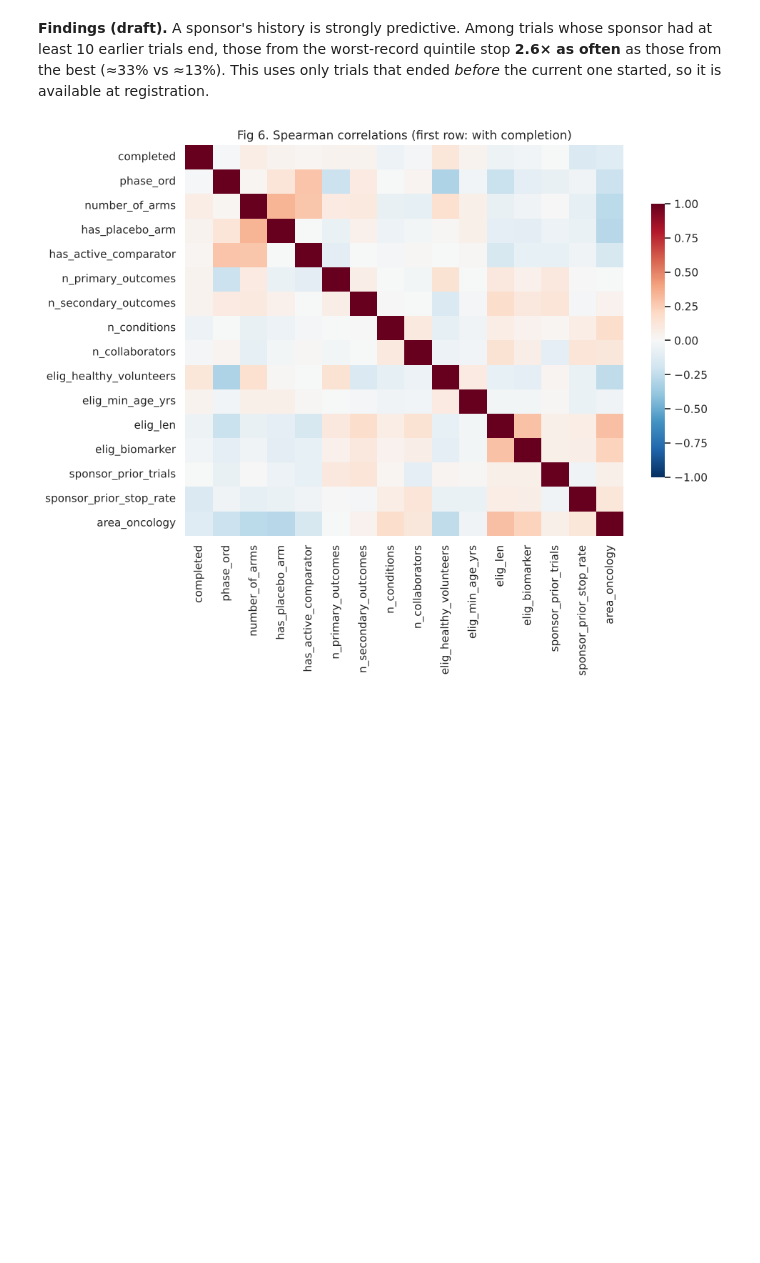
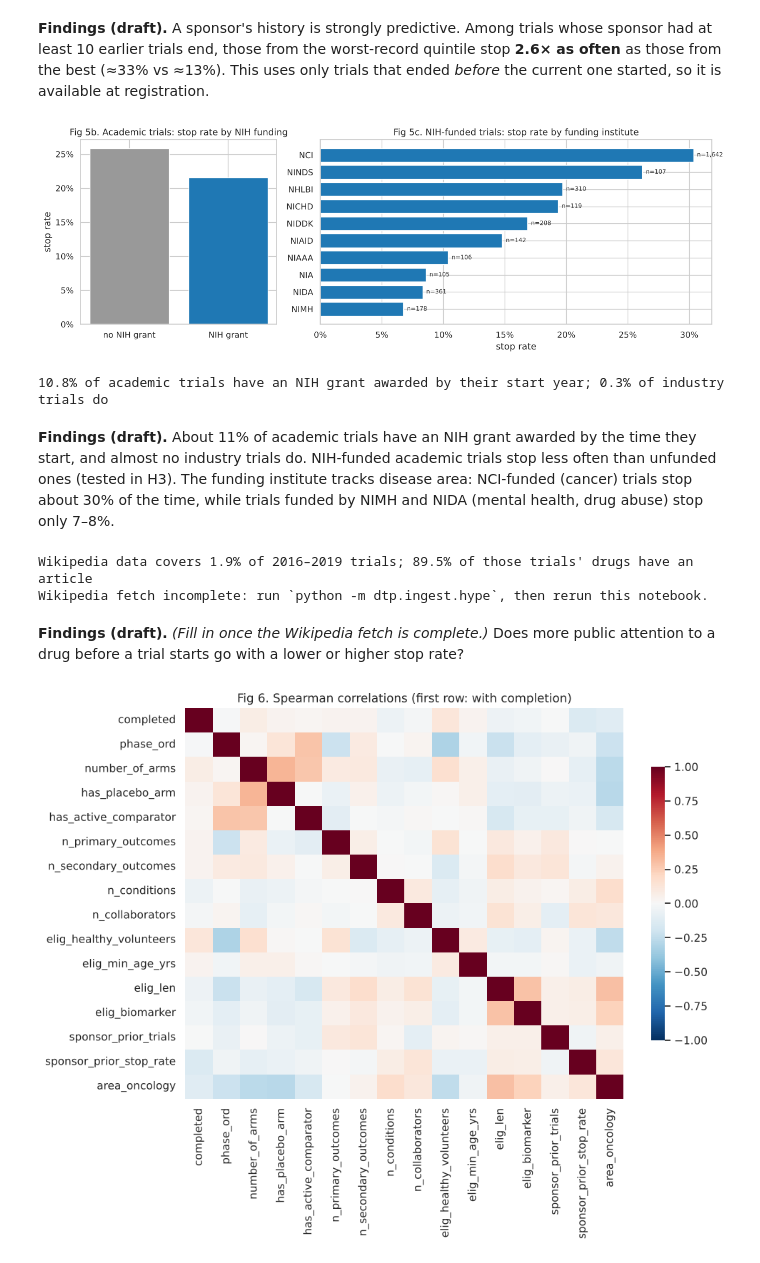
Before and after one commit to jbajaj6/DrugTrialPredictor, a Jupyter notebook: notebooks/drug_trial_predictor.ipynb, the cells around one changed output. Saved outputs shown, nothing was run; the diff lists cells and outputs as text; code cells hidden in the pictures; blank space fills up the shorter version.

```diff
--- a/notebooks/drug_trial_predictor.ipynb
+++ b/notebooks/drug_trial_predictor.ipynb
@@ -258,6 +278,57 @@ print(f"{len(x):,} trials whose sponsor had >=10 earlier trials that ended")
 10 earlier trials end, those from the worst-record quintile stop **2.6× as often** as those from the
 best (≈33% vs ≈13%). This uses only trials that ended *before* the current one started, so it is
 available at registration.
+# %%
+acad = df[df["sponsor_class"] == "ACADEMIC_OTHER"]
+fig, axes = plt.subplots(1, 2, figsize=(13, 4.5), gridspec_kw={"width_ratios": [1, 2]})
+g = acad.groupby("has_nih_grant")["stopped"].mean().rename({0: "no NIH grant", 1: "NIH grant"})
+axes[0].bar(g.index, g.values, color=["#999", "#1f78b4"])
+axes[0].set(title="Fig 5b. Academic trials: stop rate by NIH funding", ylabel="stop rate")
+axes[0].yaxis.set_major_formatter("{x:.0%}")
+
+ic = (acad[acad["has_nih_grant"] == 1].groupby("nih_top_ic")["stopped"].agg(["mean", "size"])
+        .query("size >= 100").sort_values("mean"))
+axes[1].barh(ic.index, ic["mean"], color="#1f78b4")
+for i, (m, n) in enumerate(zip(ic["mean"], ic["size"])):
+    axes[1].text(m + 0.003, i, f"n={n:,}", va="center", fontsize=8)
+axes[1].set(title="Fig 5c. NIH-funded trials: stop rate by funding institute", xlabel="stop rate")
+axes[1].xaxis.set_major_formatter("{x:.0%}")
+plt.tight_layout(); plt.show()
+print(f"{acad['has_nih_grant'].mean():.1%} of academic trials have an NIH grant awarded by their start year; "
+      f"{df.loc[df['sponsor_class'] == 'INDUSTRY', 'has_nih_grant'].mean():.1%} of industry trials do")
+# %% [output]
+[figure, added]
+10.8% of academic trials have an NIH grant awarded by their start year; 0.3% of industry trials do
+# %% [markdown]
+**Findings (draft).** About 11% of academic trials have an NIH grant awarded by the time they start,
+and almost no industry trials do. NIH-funded academic trials stop less often than unfunded ones (tested in H3).
+The funding institute tracks disease area: NCI-funded (cancer) trials stop about 30% of the time, while
+trials funded by NIMH and NIDA (mental health, drug abuse) stop only 7–8%.
+# %%
+recent = df[df["start_year"] >= hype.HYPE_MIN_YEAR]
+coverage = recent["wiki_has_article"].notna().mean()
+HYPE_READY = coverage > 0.99
+print(f"Wikipedia data covers {coverage:.1%} of 2016–2019 trials; "
+      f"{recent['wiki_has_article'].mean():.1%} of those trials' drugs have an article")
+if HYPE_READY:
+    ind = recent[(recent["sponsor_class"] == "INDUSTRY") & (recent["wiki_has_article"] == 1)].copy()
+    ind["attention (quartile of pre-start views)"] = pd.qcut(
+        ind["wiki_views"], 4, labels=["lowest", "2", "3", "highest"])
+    q = ind.groupby("attention (quartile of pre-start views)", observed=True)["stopped"].mean()
+    fig, ax = plt.subplots(figsize=(7, 4))
+    ax.bar(q.index.astype(str), q.values, color="#e6ab02")
+    ax.set(title="Fig 5d. Industry trials 2016–19: stop rate by drug's Wikipedia attention",
+           xlabel=q.index.name, ylabel="stop rate")
+    ax.yaxis.set_major_formatter("{x:.0%}")
+    plt.tight_layout(); plt.show()
+else:
+    print("Wikipedia fetch incomplete: run `python -m dtp.ingest.hype`, then rerun this notebook.")
+# %% [output]
+Wikipedia data covers 1.9% of 2016–2019 trials; 89.5% of those trials' drugs have an article
+Wikipedia fetch incomplete: run `python -m dtp.ingest.hype`, then rerun this notebook.
+# %% [markdown]
+**Findings (draft).** *(Fill in once the Wikipedia fetch is complete.)* Does more public attention to a drug
+before a trial starts go with a lower or higher stop rate?
 # %%
 num = ["completed", "phase_ord", "number_of_arms", "has_placebo_arm", "has_active_comparator",
        "n_primary_outcomes", "n_secondary_outcomes", "n_conditions", "n_collaborators",
```
Also changed, not shown: parts of 14 cells of this notebook, 7 other files.
